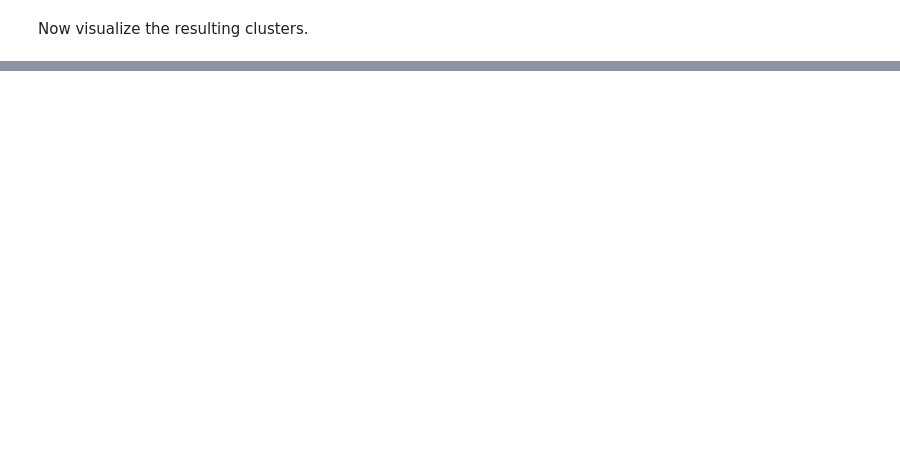
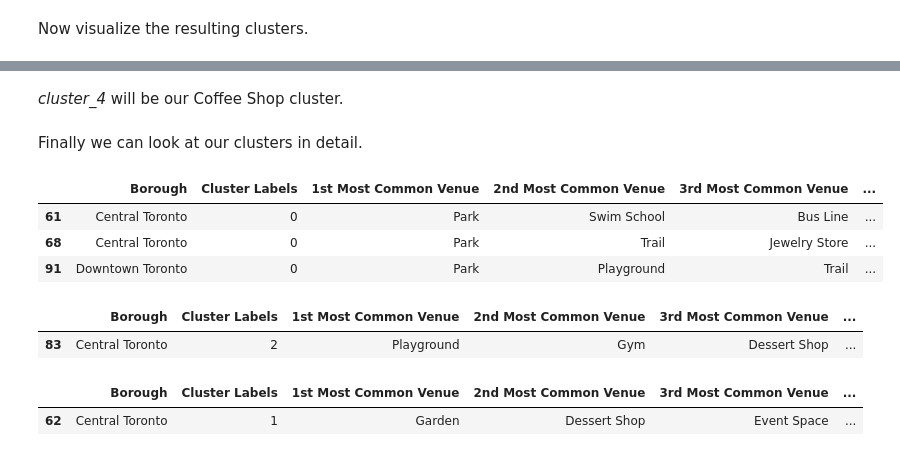
Before and after one commit to adamjameswilson/Coursera_Capstone, a Jupyter notebook: C-P_Week-3_Assignment.ipynb, the cells around one changed output, grey strips where cells are left out. Drawn from its saved outputs; the diff is of its cells as text; code cells hidden in the pictures; blank space fills up the shorter version.

```diff
--- a/C-P_Week-3_Assignment.ipynb
+++ b/C-P_Week-3_Assignment.ipynb
@@ -469,0 +472,3 @@ map_toronto
+# %%
+cluster_1 = toronto_merged.loc[toronto_merged['Cluster Labels'] == 0, toronto_merged.columns[[1] + list(range(5, toronto_merged.shape[1]))]]
+cluster_1.groupby(['1st Most Common Venue']).size()
@@ -469,0 +481,5 @@ map_toronto
+# %%
+cluster_park = cluster_1
+
+cluster_2 = toronto_merged.loc[toronto_merged['Cluster Labels'] == 1, toronto_merged.columns[[1] + list(range(5, toronto_merged.shape[1]))]]
+cluster_2.groupby(['1st Most Common Venue']).size()
@@ -469,0 +525,2 @@ map_toronto
+# %% [markdown]
+*cluster_4* will be our Coffee Shop cluster.
@@ -469,0 +529,19 @@ map_toronto
+# %% [markdown]
+Finally we can look at our clusters in detail.
+# %%
+cluster_park
+# %% [output]
+|  | Borough | Cluster Labels | 1st Most Common Venue | 2nd Most Common Venue | 3rd Most Common Venue | ... |
+| 61 | Central Toronto | 0 | Park | Swim School | Bus Line | ... |
+| 68 | Central Toronto | 0 | Park | Trail | Jewelry Store | ... |
+| 91 | Downtown Toronto | 0 | Park | Playground | Trail | ... |
+# %%
+cluster_playground
+# %% [output]
+|  | Borough | Cluster Labels | 1st Most Common Venue | 2nd Most Common Venue | 3rd Most Common Venue | ... |
+| 83 | Central Toronto | 2 | Playground | Gym | Dessert Shop | ... |
+# %%
+cluster_garden
+# %% [output]
+|  | Borough | Cluster Labels | 1st Most Common Venue | 2nd Most Common Venue | 3rd Most Common Venue | ... |
+| 62 | Central Toronto | 1 | Garden | Dessert Shop | Event Space | ... |
```
Also changed, not shown: parts of 15 cells of this notebook.
